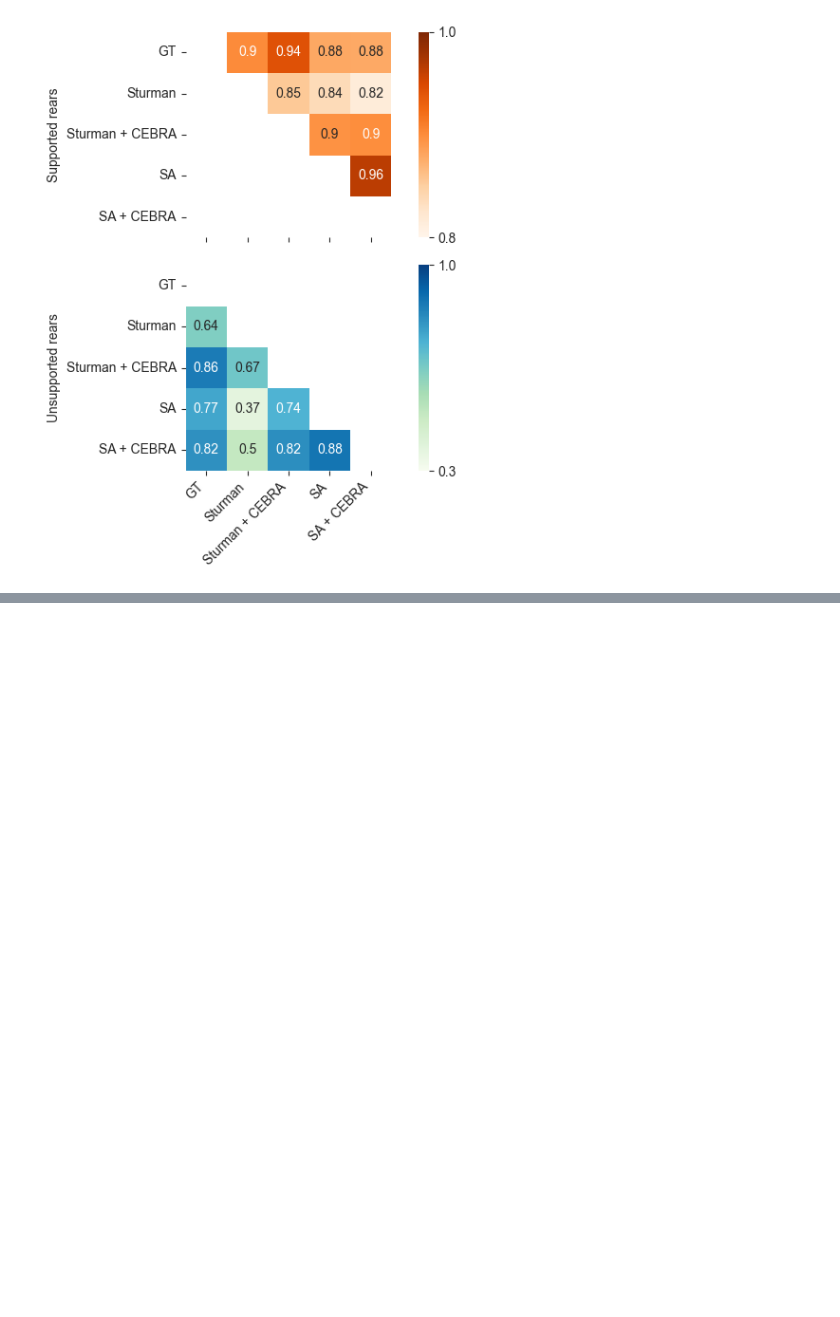
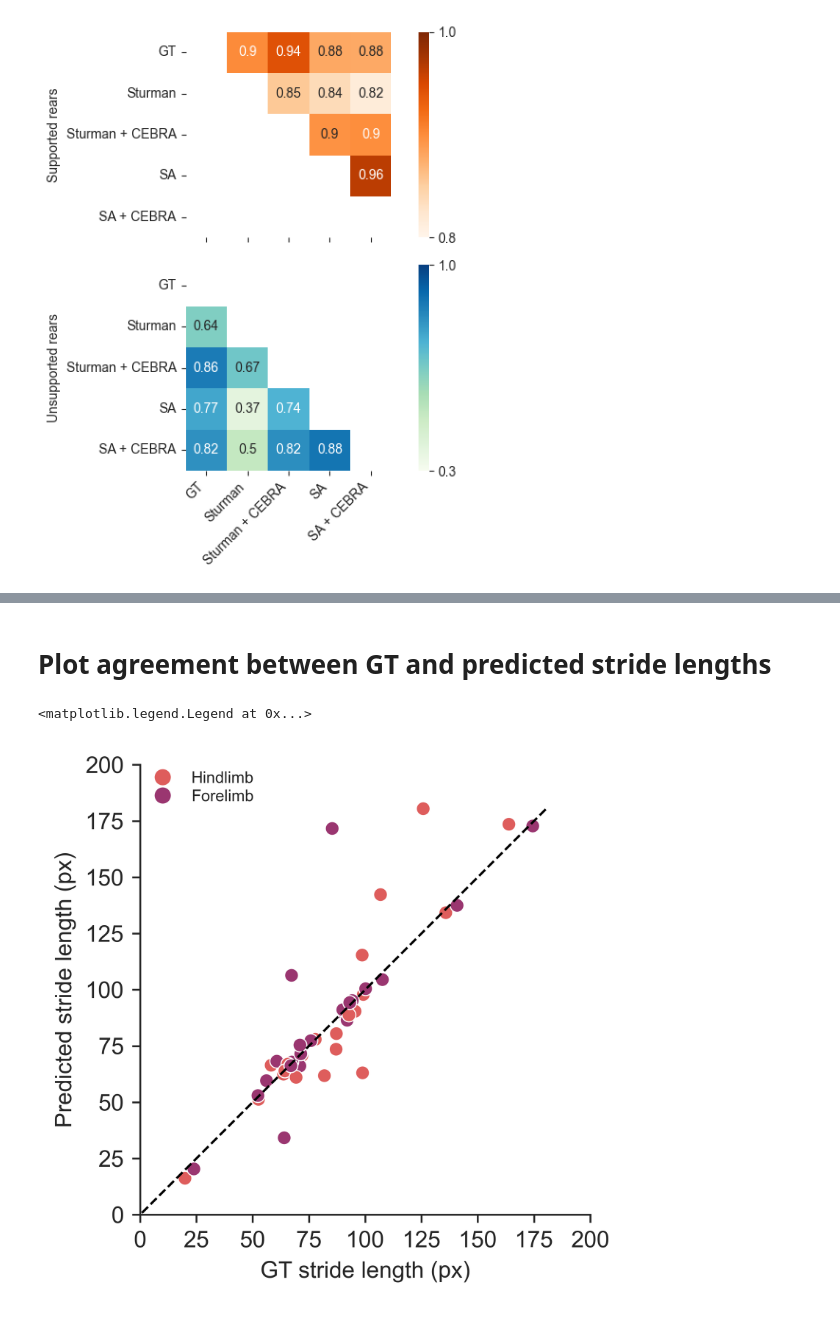
Before and after one commit to AdaptiveMotorControlLab/modelzoo-figures, a Jupyter notebook: figures/Figure4.ipynb, the cells around one changed output, grey strips where cells are left out. Saved outputs shown, nothing was run; the diff lists cells and outputs as text; code cells hidden in the pictures; blank space fills up the shorter version.

```diff
--- a/figures/Figure4.ipynb
+++ b/figures/Figure4.ipynb
@@ -107,0 +334,44 @@ plot_figure3f()
+# %% [markdown]
+# Plot agreement between GT and predicted stride lengths
+# %%
+temp = pd.read_hdf('../data/Figure4/stridelengths.h5')
+lim = 0, 200
+g = sns.jointplot(
+    x="gt", y="pred", data=temp,
+    xlim=lim, ylim=lim,
+    ratio=6, height=4,
+    hue="level_1", palette='flare',
+)
+g.ax_marg_x.remove()
+g.ax_marg_y.remove()
+ax = g.fig.axes[0]
+ax.set_aspect('equal')
+min_ = temp.loc[:, ['gt', 'pred']].min().min()
+max_ = temp.loc[:, ['gt', 'pred']].max().max()
+line = np.linspace(min_, max_, 100)
+g.fig.set_dpi(600)
+g.fig.set_size_inches((4, 4))
+ax.set_xlabel('GT stride length (px)')
+ax.set_xticks(ax.get_yticks())
+ax.set_ylabel('Predicted stride length (px)')
+ax.set_xlim(*lim)
+ax.set_ylim(*lim)
+ax.plot(line, line, color='k', marker=None, ls='--', lw=1)
+handles, labels = ax.get_legend_handles_labels()
+labels[labels.index('back_right_paw')] = 'Hindlimb'
+labels[labels.index('front_right_paw')] = 'Forelimb'
+ax.legend(
+    handles=handles,
+    labels=labels,
+    loc="best",
+    frameon=False,
+    borderaxespad=0.0,
+    ncol=1,
+    columnspacing=1,
+    labelspacing=0.2,
+    fontsize='x-small',
+    scatteryoffsets=[0.5],
+)
+# %% [output]
+<matplotlib.legend.Legend at 0x...>
+[figure, added]
```
Also changed, not shown: parts of 6 cells of this notebook, 5 other files.
